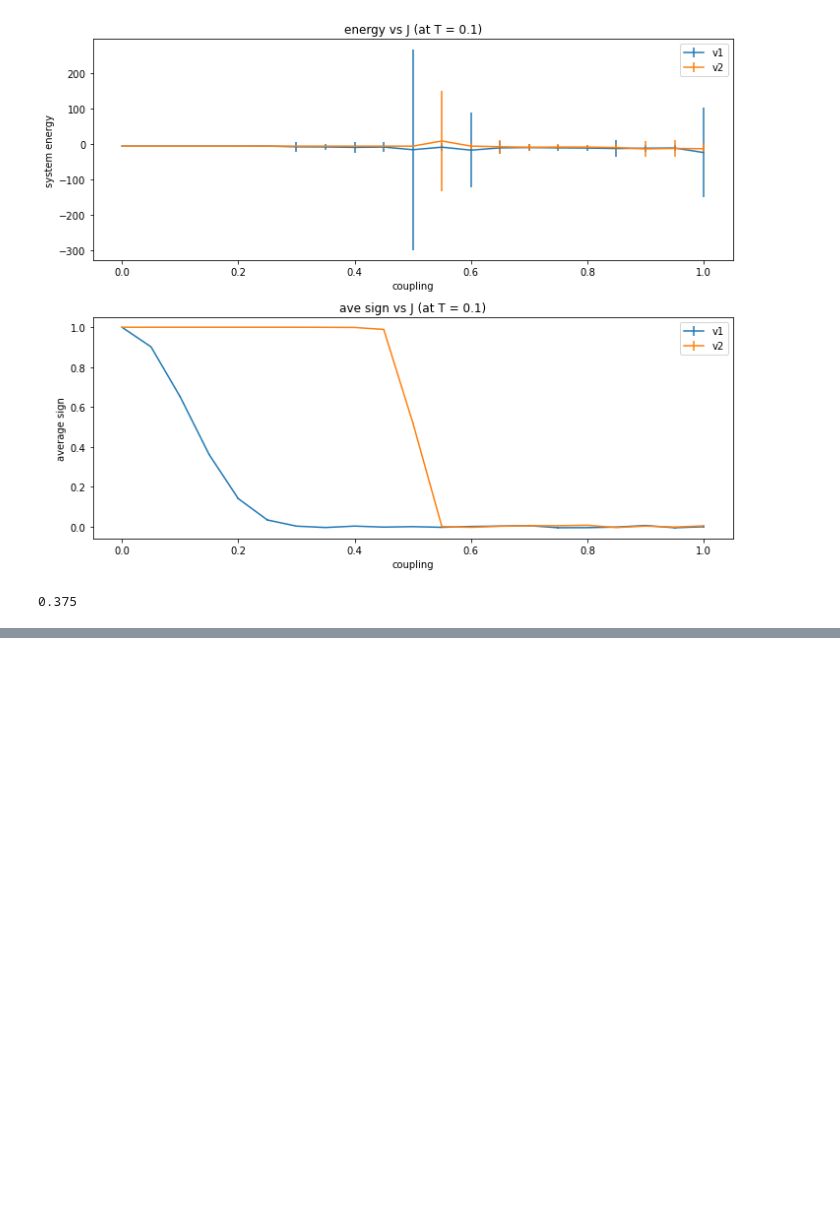
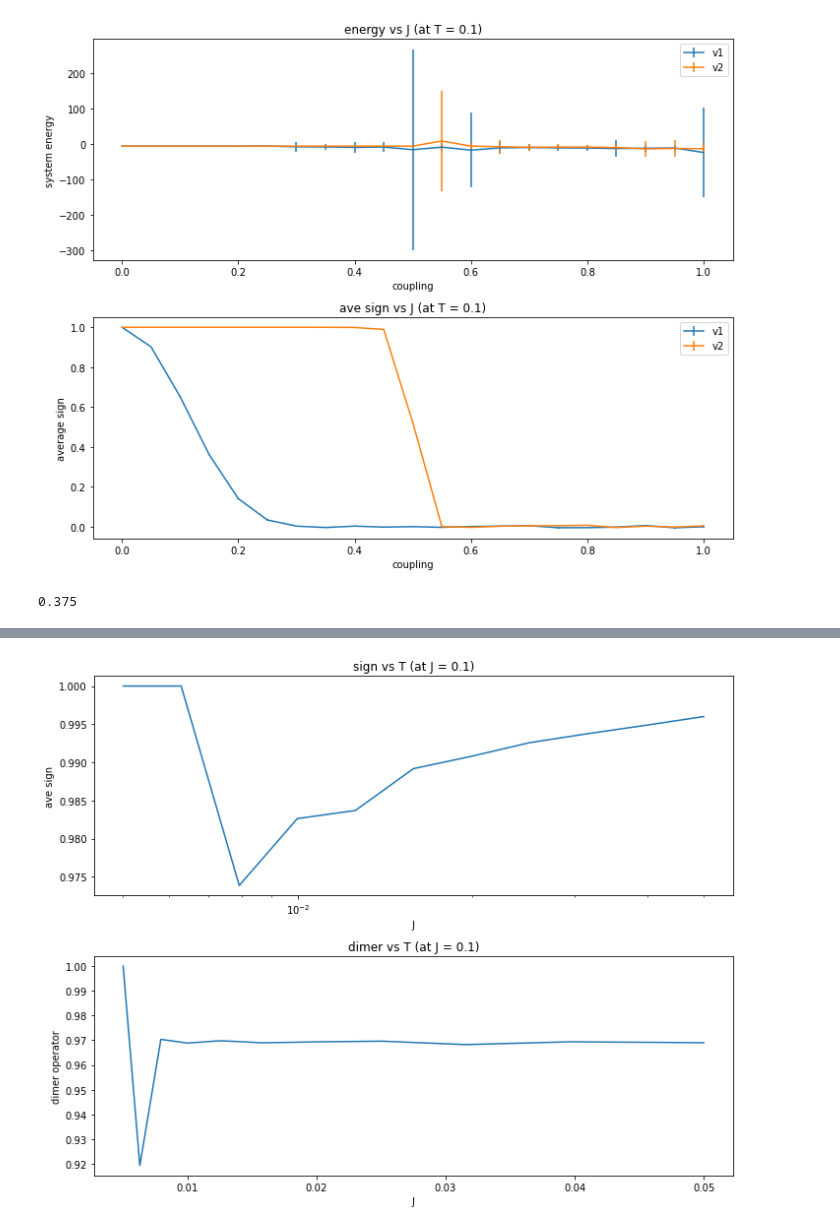
Before and after one commit to MKrbm/worms, a Jupyter notebook: python/visualize.ipynb, the cells around one changed output, grey strips where cells are left out. Cells and saved outputs as stored; diff of their text form; code cells hidden in the pictures; blank space fills up the shorter version.

Commit message:
modify option header & visualize some data

```diff
--- a/python/visualize.ipynb
+++ b/python/visualize.ipynb
@@ -364,0 +412,3 @@ plt.show()
+# %%
+dimer_j_mod = np.array(dimer_array)
+sign_j_mod = np.array(sign_array)
@@ -364,0 +429,25 @@ plt.show()
+# %%
+from matplotlib import pyplot as plt
+fig = plt.figure(figsize = (10,8))
+ax = fig.add_subplot(2,1,1)
+ax.plot(T, sign_j_mod[:,0])
+
+ax.set_title(f'sign vs T (at J = {J1})')
+ax.set_xlabel('J')
+ax.set_ylabel('ave sign')
+# ax.set_ylim()
+
+ax.set_xscale("log")
+
+ax = fig.add_subplot(2,1,2)
+ax.plot(T, dimer_j_mod)
+
+ax.set_title(f'dimer vs T (at J = {J1})')
+ax.set_xlabel('J')
+ax.set_ylabel('dimer operator')
+plt.tight_layout()
+
+plt.savefig(f"../doc/img/avesign_modham_dtl_J1_v2={J1}.png")
+plt.show()
+# %% [output]
+[figure, added]
```
Also changed, not shown: parts of 4 cells of this notebook, 8 other files.
